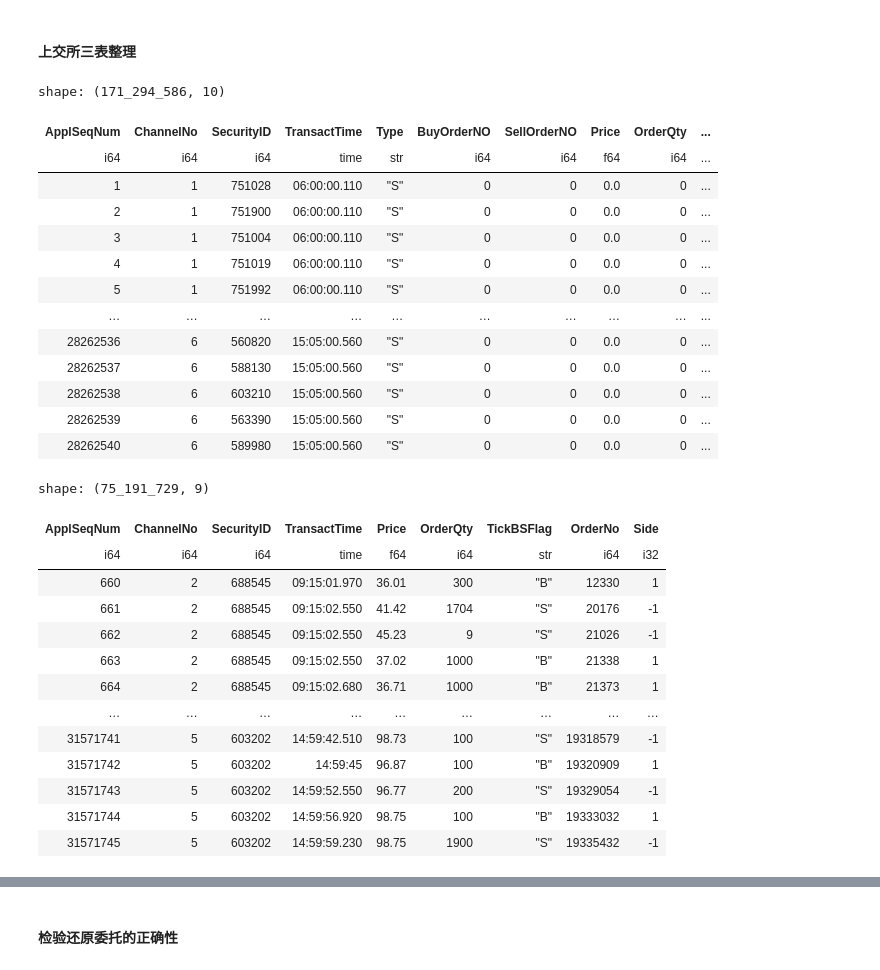
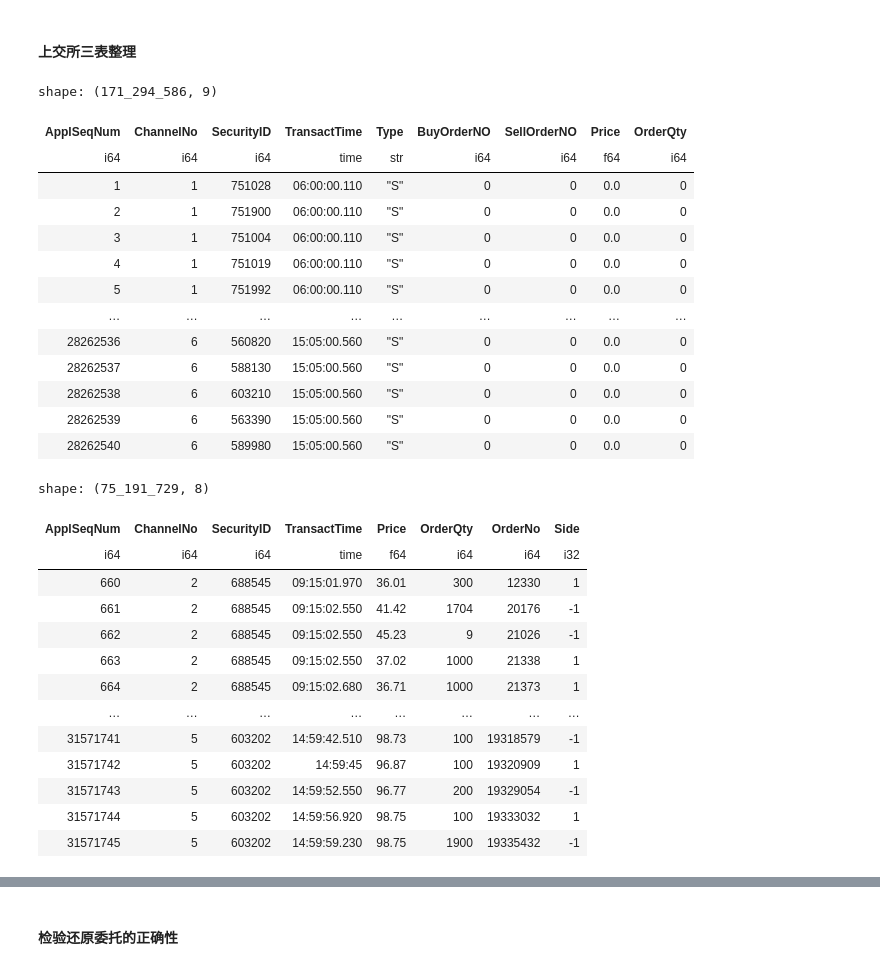
Before and after one commit to Xujy424/research2workflow, a Jupyter notebook: v2/dataloader/preproces_l2data.ipynb, the cells around one changed output, grey strips where cells are left out. Cells and saved outputs as stored; diff of their text form; code cells hidden in the pictures.

```diff
--- a/v2/dataloader/preproces_l2data.ipynb
+++ b/v2/dataloader/preproces_l2data.ipynb
@@ -43,30 +43,30 @@ szwt.write_parquet(outpath/'szwt.pq',compression="gzip")
 # %% [markdown]
 #### 上交所三表整理
 # %%
-sh = pl.read_parquet(filepath/'sh.pq').drop(['TradeMoney','LocalTime','SeqNo']).rename({
+sh = pl.read_parquet(filepath/'sh.pq').drop(['TradeMoney','LocalTime','SeqNo','TickBSFlag']).rename({
     'BizIndex':'ApplSeqNum',
     'Channel':'ChannelNo',
     'TickTime':'TransactTime',
     'Qty':'OrderQty'
 }).with_columns([
     pl.col('TransactTime').str.to_time(format="%H:%M:%S%.3f"),
 ])
 sh
 # %% [output]
-shape: (171_294_586, 10)
+shape: (171_294_586, 9)
-| ApplSeqNum | ChannelNo | SecurityID | TransactTime | Type | BuyOrderNO | SellOrderNO | Price | OrderQty | ... |
-| i64 | i64 | i64 | time | str | i64 | i64 | f64 | i64 | ... |
-| 1 | 1 | 751028 | 06:00:00.110 | "S" | 0 | 0 | 0.0 | 0 | ... |
-| 2 | 1 | 751900 | 06:00:00.110 | "S" | 0 | 0 | 0.0 | 0 | ... |
-| 3 | 1 | 751004 | 06:00:00.110 | "S" | 0 | 0 | 0.0 | 0 | ... |
-| 4 | 1 | 751019 | 06:00:00.110 | "S" | 0 | 0 | 0.0 | 0 | ... |
-| 5 | 1 | 751992 | 06:00:00.110 | "S" | 0 | 0 | 0.0 | 0 | ... |
-| … | … | … | … | … | … | … | … | … | ... |
-| 28262536 | 6 | 560820 | 15:05:00.560 | "S" | 0 | 0 | 0.0 | 0 | ... |
-| 28262537 | 6 | 588130 | 15:05:00.560 | "S" | 0 | 0 | 0.0 | 0 | ... |
-| 28262538 | 6 | 603210 | 15:05:00.560 | "S" | 0 | 0 | 0.0 | 0 | ... |
-| 28262539 | 6 | 563390 | 15:05:00.560 | "S" | 0 | 0 | 0.0 | 0 | ... |
-| 28262540 | 6 | 589980 | 15:05:00.560 | "S" | 0 | 0 | 0.0 | 0 | ... |
+| ApplSeqNum | ChannelNo | SecurityID | TransactTime | Type | BuyOrderNO | SellOrderNO | Price | OrderQty |
+| i64 | i64 | i64 | time | str | i64 | i64 | f64 | i64 |
+| 1 | 1 | 751028 | 06:00:00.110 | "S" | 0 | 0 | 0.0 | 0 |
+| 2 | 1 | 751900 | 06:00:00.110 | "S" | 0 | 0 | 0.0 | 0 |
+| 3 | 1 | 751004 | 06:00:00.110 | "S" | 0 | 0 | 0.0 | 0 |
+| 4 | 1 | 751019 | 06:00:00.110 | "S" | 0 | 0 | 0.0 | 0 |
+| 5 | 1 | 751992 | 06:00:00.110 | "S" | 0 | 0 | 0.0 | 0 |
+| … | … | … | … | … | … | … | … | … |
+| 28262536 | 6 | 560820 | 15:05:00.560 | "S" | 0 | 0 | 0.0 | 0 |
+| 28262537 | 6 | 588130 | 15:05:00.560 | "S" | 0 | 0 | 0.0 | 0 |
+| 28262538 | 6 | 603210 | 15:05:00.560 | "S" | 0 | 0 | 0.0 | 0 |
+| 28262539 | 6 | 563390 | 15:05:00.560 | "S" | 0 | 0 | 0.0 | 0 |
+| 28262540 | 6 | 589980 | 15:05:00.560 | "S" | 0 | 0 | 0.0 | 0 |
 # %%
 shwt_added = sh.filter(pl.col('Type')=='A').drop('Type').with_columns([
     pl.when(pl.col('BuyOrderNO')!=0).then(pl.col('BuyOrderNO')).otherwise(pl.col('SellOrderNO')).alias('OrderNo'),
@@ -74,17 +74,17 @@ shwt_added = sh.filter(pl.col('Type')=='A').drop('Type').with_columns([
 ]).drop(['BuyOrderNO','SellOrderNO'])
 shwt_added
 # %% [output]
-shape: (75_191_729, 9)
+shape: (75_191_729, 8)
-| ApplSeqNum | ChannelNo | SecurityID | TransactTime | Price | OrderQty | TickBSFlag | OrderNo | Side |
-| i64 | i64 | i64 | time | f64 | i64 | str | i64 | i32 |
-| 660 | 2 | 688545 | 09:15:01.970 | 36.01 | 300 | "B" | 12330 | 1 |
-| 661 | 2 | 688545 | 09:15:02.550 | 41.42 | 1704 | "S" | 20176 | -1 |
-| 662 | 2 | 688545 | 09:15:02.550 | 45.23 | 9 | "S" | 21026 | -1 |
-| 663 | 2 | 688545 | 09:15:02.550 | 37.02 | 1000 | "B" | 21338 | 1 |
-| 664 | 2 | 688545 | 09:15:02.680 | 36.71 | 1000 | "B" | 21373 | 1 |
-| … | … | … | … | … | … | … | … | … |
-| 31571741 | 5 | 603202 | 14:59:42.510 | 98.73 | 100 | "S" | 19318579 | -1 |
-| 31571742 | 5 | 603202 | 14:59:45 | 96.87 | 100 | "B" | 19320909 | 1 |
-| 31571743 | 5 | 603202 | 14:59:52.550 | 96.77 | 200 | "S" | 19329054 | -1 |
-| 31571744 | 5 | 603202 | 14:59:56.920 | 98.75 | 100 | "B" | 19333032 | 1 |
-| 31571745 | 5 | 603202 | 14:59:59.230 | 98.75 | 1900 | "S" | 19335432 | -1 |
+| ApplSeqNum | ChannelNo | SecurityID | TransactTime | Price | OrderQty | OrderNo | Side |
+| i64 | i64 | i64 | time | f64 | i64 | i64 | i32 |
+| 660 | 2 | 688545 | 09:15:01.970 | 36.01 | 300 | 12330 | 1 |
+| 661 | 2 | 688545 | 09:15:02.550 | 41.42 | 1704 | 20176 | -1 |
+| 662 | 2 | 688545 | 09:15:02.550 | 45.23 | 9 | 21026 | -1 |
+| 663 | 2 | 688545 | 09:15:02.550 | 37.02 | 1000 | 21338 | 1 |
+| 664 | 2 | 688545 | 09:15:02.680 | 36.71 | 1000 | 21373 | 1 |
+| … | … | … | … | … | … | … | … |
+| 31571741 | 5 | 603202 | 14:59:42.510 | 98.73 | 100 | 19318579 | -1 |
+| 31571742 | 5 | 603202 | 14:59:45 | 96.87 | 100 | 19320909 | 1 |
+| 31571743 | 5 | 603202 | 14:59:52.550 | 96.77 | 200 | 19329054 | -1 |
+| 31571744 | 5 | 603202 | 14:59:56.920 | 98.75 | 100 | 19333032 | 1 |
+| 31571745 | 5 | 603202 | 14:59:59.230 | 98.75 | 1900 | 19335432 | -1 |
```
Also changed, not shown: parts of 9 cells of this notebook.
